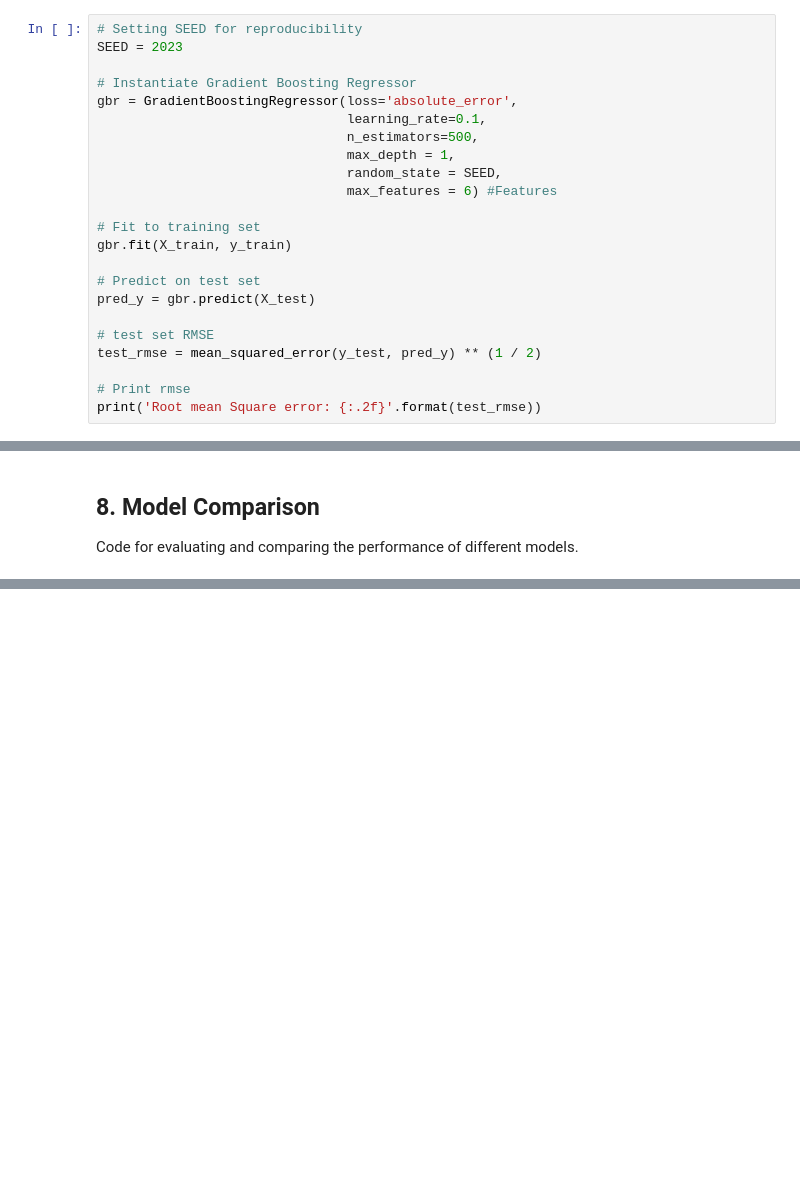
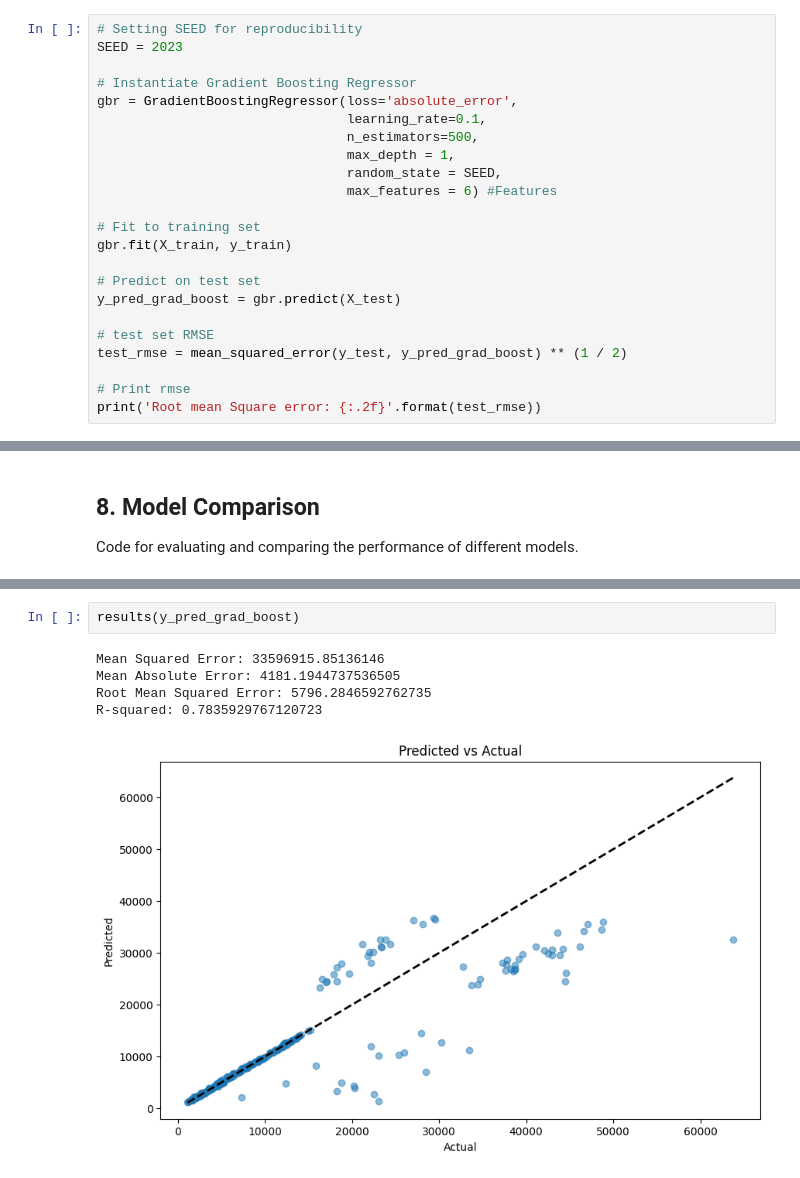
Before and after one commit to max-raney/health_insurance_ml, a Jupyter notebook: models.ipynb, the cells around one changed output, grey strips where cells are left out. Saved outputs shown, nothing was run; the diff lists cells and outputs as text; blank space fills up the shorter version.

```diff
--- a/models.ipynb
+++ b/models.ipynb
@@ -269,10 +269,10 @@ gbr = GradientBoostingRegressor(loss='absolute_error',
 gbr.fit(X_train, y_train)
 
 # Predict on test set
-pred_y = gbr.predict(X_test)
+y_pred_grad_boost = gbr.predict(X_test)
 
 # test set RMSE
-test_rmse = mean_squared_error(y_test, pred_y) ** (1 / 2)
+test_rmse = mean_squared_error(y_test, y_pred_grad_boost) ** (1 / 2)
 
 # Print rmse
 print('Root mean Square error: {:.2f}'.format(test_rmse))
@@ -379,0 +448,8 @@ Code for evaluating and comparing the performance of different models.
+# %%
+results(y_pred_grad_boost)
+# %% [output]
+Mean Squared Error: 33596915.85136146
+Mean Absolute Error: 4181.1944737536505
+Root Mean Squared Error: 5796.2846592762735
+R-squared: 0.7835929767120723
+[figure, added]
```
Also changed, not shown: parts of 13 cells of this notebook.
